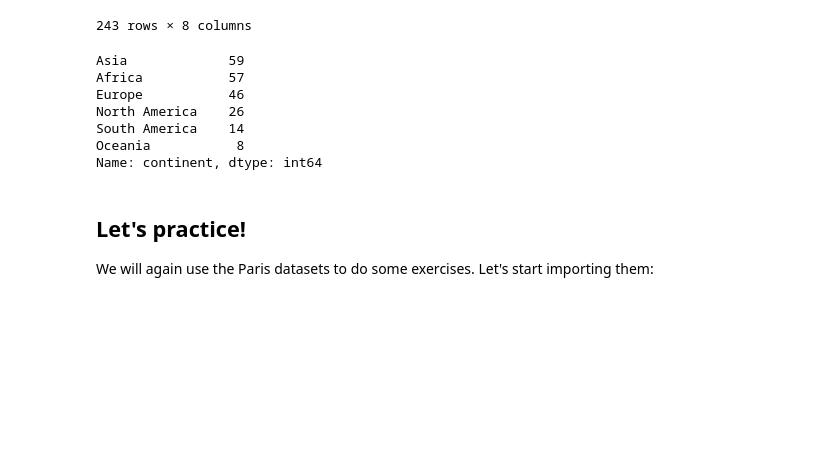
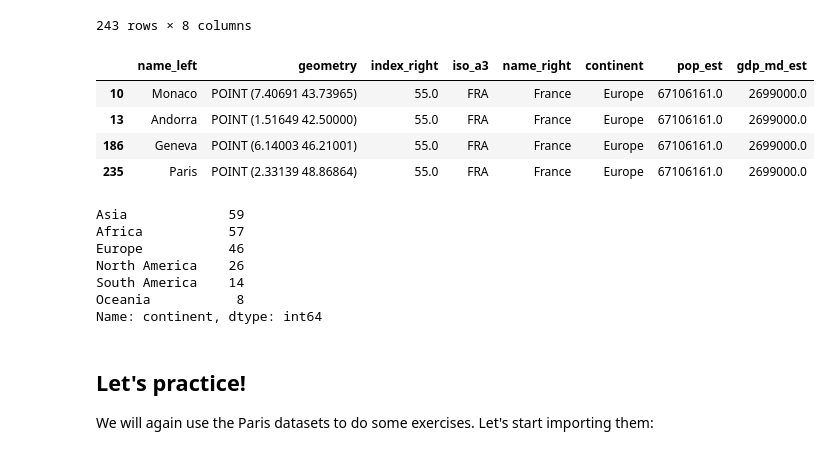
Before and after one commit to jorisvandenbossche/DS-python-geospatial, a Jupyter notebook: _solved/04-spatial-relationships-joins.ipynb, the cells around one changed output. Cells and saved outputs as stored; diff of their text form; code cells hidden in the pictures; blank space fills up the shorter version.

Commit message:
Update geopandas notebooks (#42)

```diff
--- a/_solved/04-spatial-relationships-joins.ipynb
+++ b/_solved/04-spatial-relationships-joins.ipynb
@@ -14,9 +14,9 @@
 import pandas as pd
 import geopandas
 # %%
-countries = geopandas.read_file("zip://./data/ne_110m_admin_0_countries.zip")
-cities = geopandas.read_file("zip://./data/ne_110m_populated_places.zip")
-rivers = geopandas.read_file("zip://./data/ne_50m_rivers_lake_centerlines.zip")
+countries = geopandas.read_file("data/ne_110m_admin_0_countries.zip")
+cities = geopandas.read_file("data/ne_110m_populated_places.zip")
+rivers = geopandas.read_file("data/ne_50m_rivers_lake_centerlines.zip")
 # %% [markdown]
 ## Spatial relationships
 
@@ -434,6 +437,14 @@ joined
 | 241 | Singapore | POINT (103.85387 1.29498) | 111.0 | MYS | Malaysia | Asia | 3.138199e+07 | 863000.0 |
 | 242 | Hong Kong | POINT (114.18306 22.30693) | 30.0 | CHN | China | Asia | 1.379303e+09 | 21140000.0 |
 243 rows × 8 columns
+# %%
+joined[joined["name_right"] == "France"]
+# %% [output]
+|  | name_left | geometry | index_right | iso_a3 | name_right | continent | pop_est | gdp_md_est |
+| 10 | Monaco | POINT (7.40691 43.73965) | 55.0 | FRA | France | Europe | 67106161.0 | 2699000.0 |
+| 13 | Andorra | POINT (1.51649 42.50000) | 55.0 | FRA | France | Europe | 67106161.0 | 2699000.0 |
+| 186 | Geneva | POINT (6.14003 46.21001) | 55.0 | FRA | France | Europe | 67106161.0 | 2699000.0 |
+| 235 | Paris | POINT (2.33139 48.86864) | 55.0 | FRA | France | Europe | 67106161.0 | 2699000.0 |
 # %%
 joined['continent'].value_counts()
 # %% [output]
```
Also changed, not shown: parts of 2 cells of this notebook, 3 other files.
